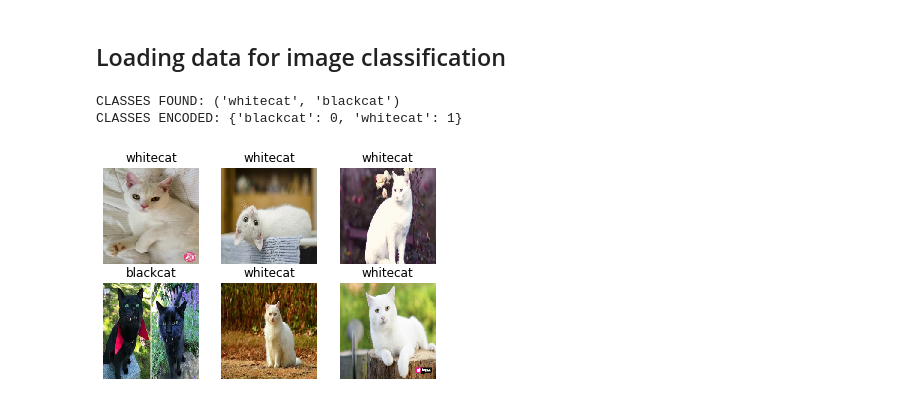
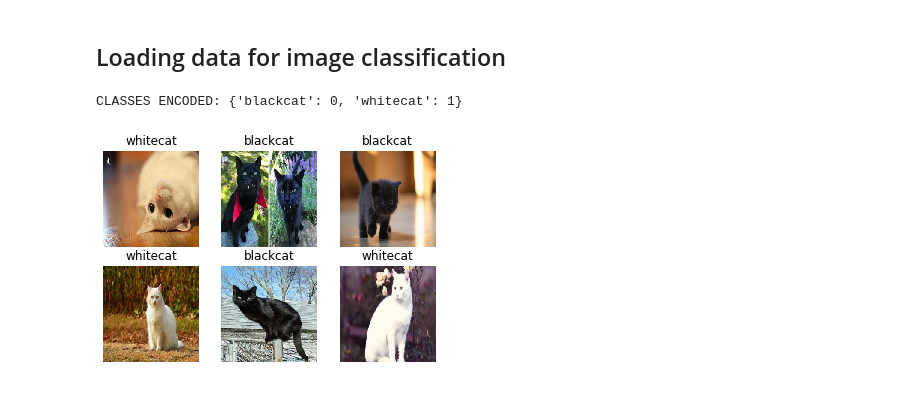
Before and after one commit to aniketmaurya/chitra, a Jupyter notebook: nbs/index.ipynb, the cells around one changed output. Cells and saved outputs as stored; diff of their text form; code cells hidden in the pictures.

```diff
--- a/nbs/index.ipynb
+++ b/nbs/index.ipynb
@@ -20,15 +20,14 @@ from chitra.core import *
 # %%
 import tensorflow as tf
 import chitra
 from chitra.dataloader import Clf, show_batch
 
 path = '/Users/aniketmaurya/Pictures/cats'
 
 clf_dl = Clf()
 data = clf_dl.from_folder(path, target_shape=(224, 224))
 
-show_batch(clf_dl, limit=6, figsize=(6,6))
+clf_dl.show_batch(6, figsize=(6,6))
 # %% [output]
-CLASSES FOUND: ('whitecat', 'blackcat')
 CLASSES ENCODED: {'blackcat': 0, 'whitecat': 1}
-[figure, old version]
+[figure, new version]
```
Also changed, not shown: 5 other files.
